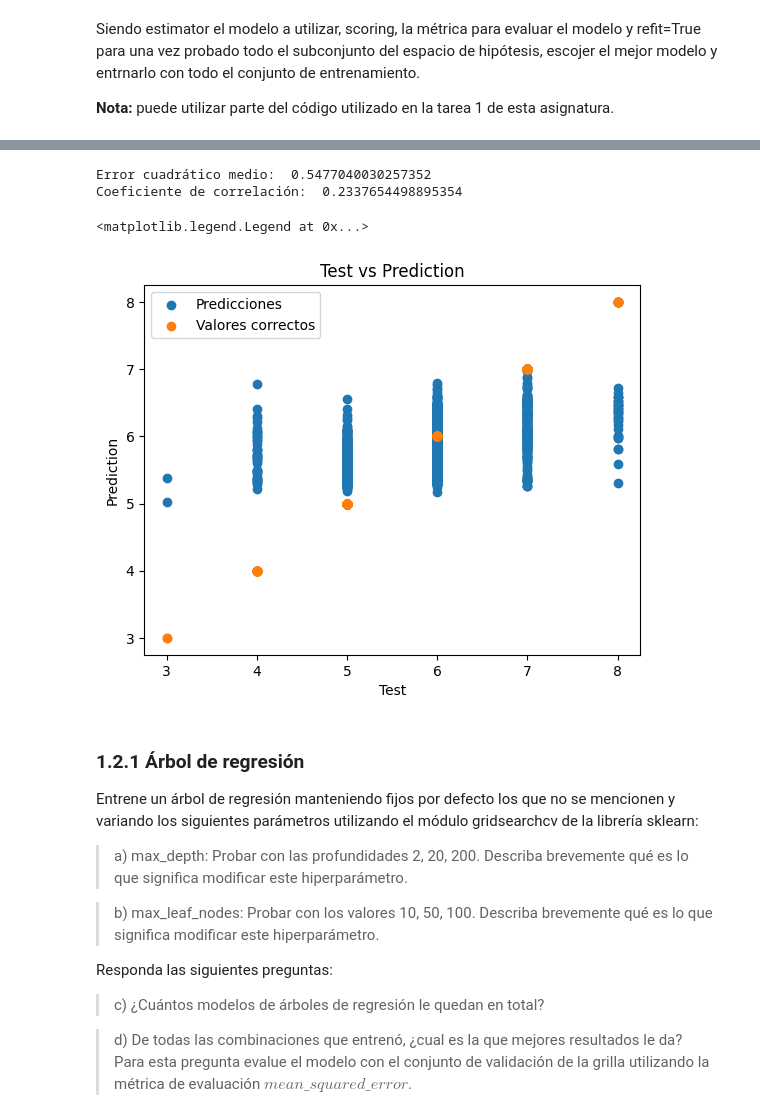
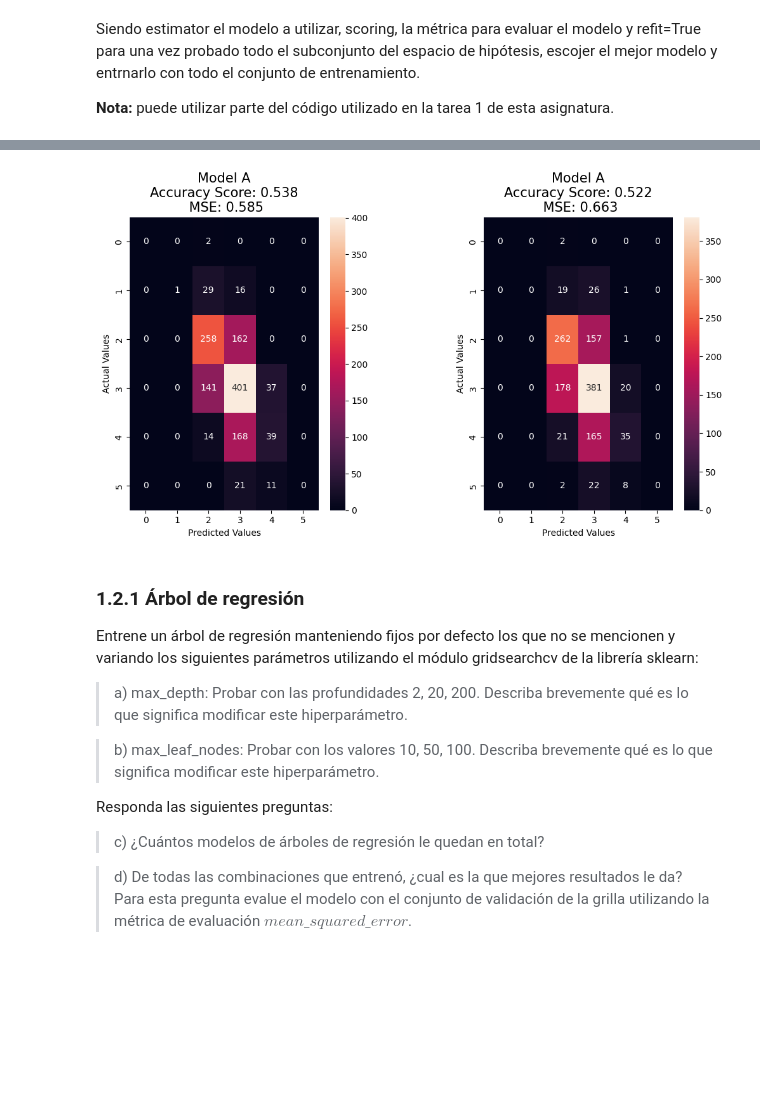
Before and after one commit to Nicolas-brj/Tarea2_INF398, a Jupyter notebook: Enunciado_Tarea_2.ipynb, the cells around one changed output, grey strips where cells are left out. Cells and saved outputs as stored; diff of their text form; code cells hidden in the pictures; blank space fills up the shorter version.

```diff
--- a/Enunciado_Tarea_2.ipynb
+++ b/Enunciado_Tarea_2.ipynb
@@ -378,3 +360,23 @@ def B_set(X,y,n):
+# %%
+A_X_train = X_train
+A_X_test = X_test
+A_y_train = y_train
+A_y_test = y_test
+
+
+mi_mean = mi_scores.mean()
+cols_to_eliminate = df_mi_scores[df_mi_scores['MI Scores'] < mi_mean]['Features'].tolist()
+
+def B_set(A_X_train,A_X_test,A_y_train,A_y_test,cols_to_eliminate):
+    B_X_train, B_X_test = A_X_train, A_X_test
+    for col in cols_to_eliminate:
+        B_X_train = B_X_train.drop([col], axis =1)
+        B_X_test = B_X_test.drop([col], axis =1)
+    B_y_train = A_y_train
+    B_y_test = A_y_test
+    return B_X_train, B_X_test, B_y_train, B_y_test
+
+B_X_train, B_X_test, B_y_train, B_y_test = B_set(A_X_train, A_X_test, A_y_train, A_y_test, cols_to_eliminate)
 # %% [markdown]
 ## 1.2 Modelos de Regresión
 
@@ -497,21 +387,0 @@ GridSearchCV(cv=KFold(n_splits=5, random_state=None, shuffle=True),
-# %%
-y_pred_sel = hypereg.predict(B_X_test_sel)
-
-mse_reg = mean_squared_error(B_y_test_sel, y_pred_sel)
-r2_reg = r2_score(B_y_test_sel,y_pred_sel)
-print('Error cuadrático medio: ', mse_reg)
-print('Coeficiente de correlación: ', r2_reg)
-
-
-plt.figure()
-plt.scatter(B_y_test_sel, y_pred_sel, label='Predicciones')
-plt.scatter(B_y_test_sel, B_y_test_sel, label='Valores correctos')
-plt.xlabel('Test')
-plt.ylabel('Prediction')
-plt.title('Test vs Prediction')
-plt.legend()
-# %% [output]
-Error cuadrático medio:  0.5477040030257352
-Coeficiente de correlación:  0.2337654498895354
-<matplotlib.legend.Legend at 0x...>
-[figure, removed]
@@ -518,3 +415,38 @@ Coeficiente de correlación:  0.2337654498895354
+# %%
+# Calculate the confusion matrix and accuracy score for Model A
+predictions_A = y_pred_A
+score_A = round(accuracy_score(A_y_test, predictions_A), 3)
+score_A_mse = round(mean_squared_error(A_y_test, predictions_A), 3)
+cm_A = confusion_matrix(A_y_test, predictions_A)
+
+# Calculate the confusion matrix and accuracy score for Model B
+predictions_B = y_pred_B
+score_B = round(accuracy_score(B_y_test, predictions_B), 3)
+score_B_mse = round(mean_squared_error(B_y_test, predictions_B), 3)
+cm_B = confusion_matrix(B_y_test, predictions_B)
+
+# Create a figure with two subplots
+fig, axes = plt.subplots(1, 2, figsize=(12, 6))
+
+# Plot confusion matrix for Model A
+sns.heatmap(cm_A, annot=True, fmt=".0f", ax=axes[0])
+axes[0].set_xlabel('Predicted Values')
+axes[0].set_ylabel('Actual Values')
+axes[0].set_title('Model A\nAccuracy Score: {0}'.format(score_A) +'\n MSE: {0}'.format(score_A_mse), size=15)
+
+# Plot confusion matrix for Model B
+sns.heatmap(cm_B, annot=True, fmt=".0f", ax=axes[1])
+axes[1].set_xlabel('Predicted Values')
+axes[1].set_ylabel('Actual Values')
+axes[1].set_title('Model A\nAccuracy Score: {0}'.format(score_B) +'\n MSE: {0}'.format(score_B_mse), size=15)
+
+# Adjust the spacing between subplots
+plt.subplots_adjust(wspace=0.5)
+
+# Show the plot
+plt.show()
+# %% [output]
+[figure, added]
 # %% [markdown]
 ### 1.2.1 Árbol de regresión
 
```
Also changed, not shown: parts of 21 cells of this notebook.
